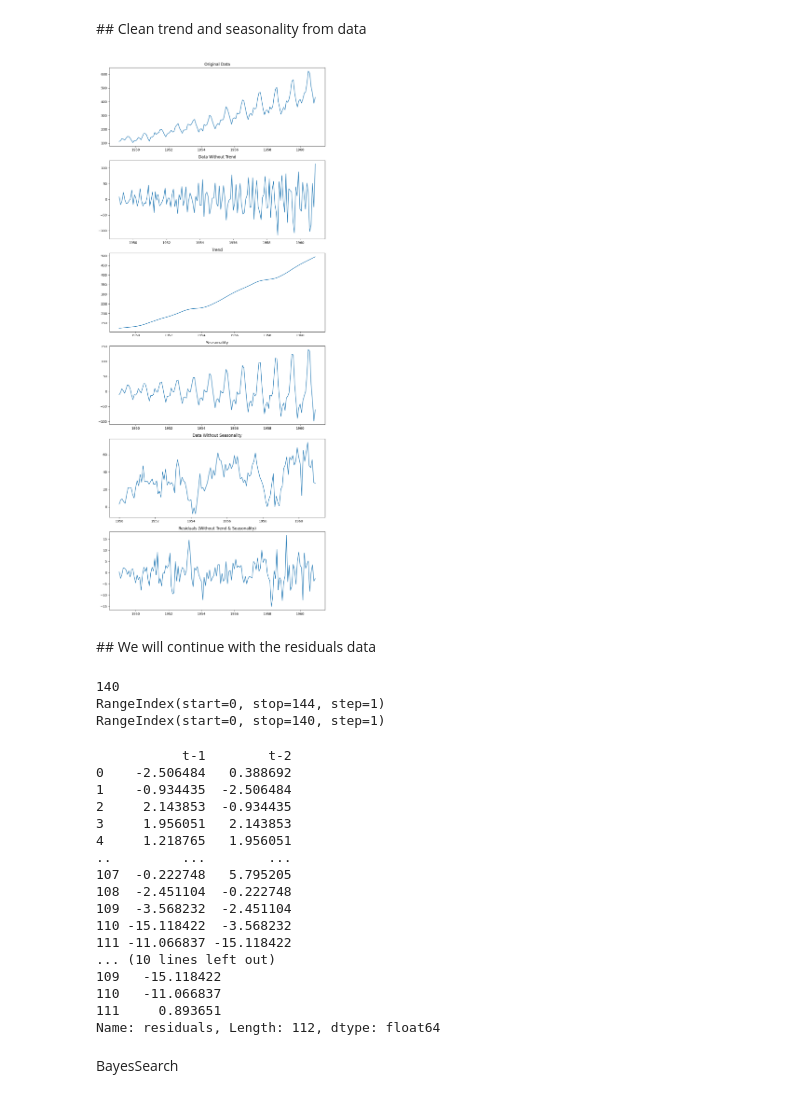
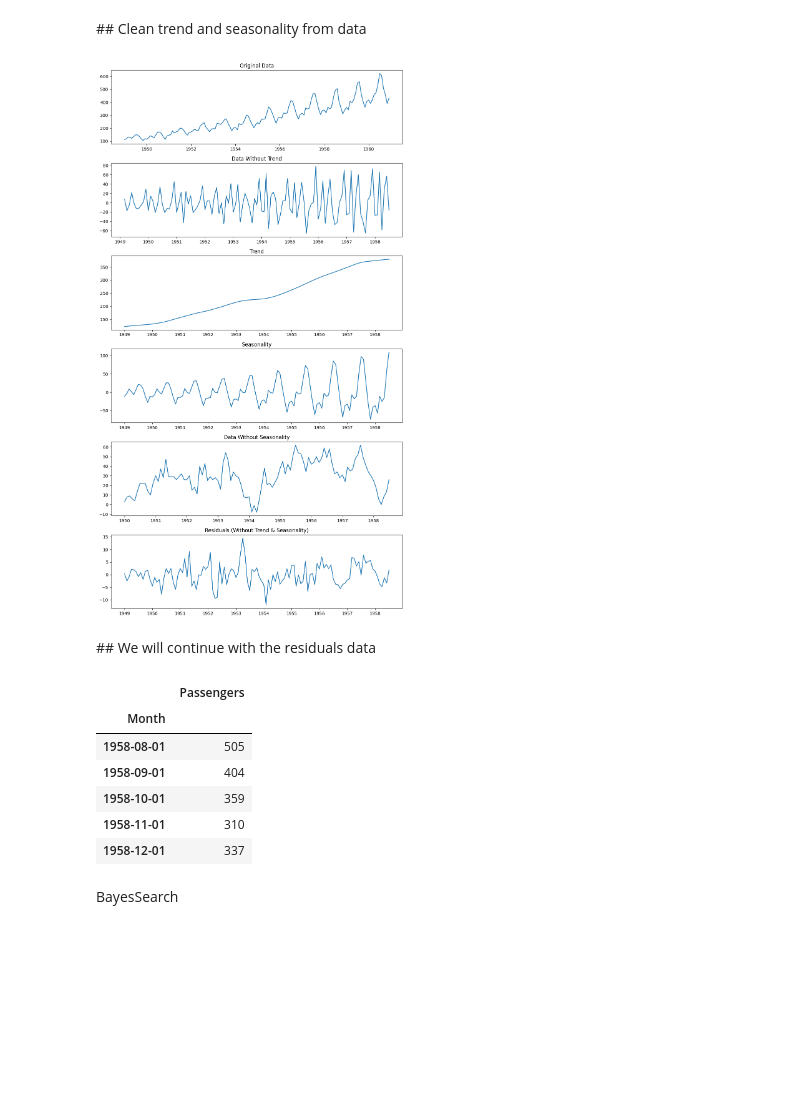
Before and after one commit to keremerciyes/Price-Prediction-With-Machine-Learning, a Jupyter notebook: SupportVectorRegressionLastKeremOktay.ipynb, the cells around one changed output. Drawn from its saved outputs; the diff is of its cells as text; code cells hidden in the pictures; blank space fills up the shorter version.

```diff
--- a/SupportVectorRegressionLastKeremOktay.ipynb
+++ b/SupportVectorRegressionLastKeremOktay.ipynb
@@ -17,3 +22,13 @@ plt.title('Air Passengers')
 plt.show()
 # %% [output]
 [figure]
+# %%
+train_size = int(len(data) * 0.80)
+test_size = int(len(data) * 0.20)
+
+
+train_data = data[:train_size]
+test_data = data[train_size:]
+
+train_data.plot()
+test_data.plot()
@@ -22,22 +41,20 @@ plt.show()
 # %%
 from statsmodels.tsa.seasonal import STL
 
-# Assuming your data has a datetime column, set it as the index
-data['Month'] = pd.to_datetime(data['Month'])
-data.set_index('Month', inplace=True)
 
 # Perform seasonal decomposition
-decomp = STL(data).fit()
+decomp = STL(train_data).fit()
 
 # Obtain the trend, seasonal, and residual components
 
 # d = 2
-data_without_trend = data['Passengers'].diff().diff()
+data_without_trend = train_data['Passengers'].diff().diff()
 trend = decomp.trend
+
 
 # seasonality = 12
 seasonal_period = 12
-data_without_seasonality = data['Passengers'].diff(periods=seasonal_period)
+data_without_seasonality = train_data['Passengers'].diff(periods=seasonal_period)
 seasonal = decomp.seasonal
 
 residuals = decomp.resid
@@ -49,59 +66,42 @@ residuals_df['t-2'] = residuals_df['residuals'].shift(2).values
 residuals_df = residuals_df.dropna()
 
 # Plot the original data, trend, and seasonality
-plt.figure(figsize=(10, 24))
+plt.figure(figsize=(10, 18))
 
 plt.subplot(6, 1, 1)
 plt.plot(data)
 plt.title('Original Data')
 
 plt.subplot(6, 1, 2)
 plt.plot(data_without_trend)
 plt.title('Data Without Trend')
 
 plt.subplot(6, 1, 3)
 plt.plot(trend)
 plt.title('Trend')
 
 plt.subplot(6, 1, 4)
 plt.plot(seasonal)
 plt.title('Seasonality')
 
 plt.subplot(6, 1, 5)
 plt.plot(data_without_seasonality)
 plt.title('Data Without Seasonality')
 
 plt.subplot(6, 1, 6)
 plt.plot(residuals)
 plt.title('Residuals (Without Trend & Seasonality)')
 
 plt.tight_layout()
 plt.show()
 # %% [output]
-[figure, old version]
+[figure, new version]
 # %% [markdown]
 ## We will continue with the residuals data
 # %%
 import numpy as np
-from statsmodels.regression.linear_model import OLS
 import statsmodels.api as sm
 import pandas as pd
 
-
-
-#residuals_df = residuals_df.round().astype(int)
-
-
-
-residuals_df = residuals_df.drop(residuals_df.tail(2).index)
-print(len(residuals_df))
-
 data = data.reset_index(drop=True)
 residuals_df = residuals_df.reset_index(drop=True)
-
-print(data.index)
-print(residuals_df.index)
-# %% [output]
-140
-RangeIndex(start=0, stop=144, step=1)
-RangeIndex(start=0, stop=140, step=1)
@@ -115,32 +108,19 @@ test_data = residuals_df[train_size:]
 # %%
 from sklearn import svm
 
-X_train = train_data[['t-1', 't-2']]
-y_train = train_data['residuals']
-
-print(X_train)
-print(y_train)
-
+X_train = residuals_df[['t-1', 't-2']]
+y_train = residuals_df['residuals']
 
 model = svm.SVR()
+test_data.head()
 # %% [output]
-           t-1        t-2
-0    -2.506484   0.388692
-1    -0.934435  -2.506484
-2     2.143853  -0.934435
-3     1.956051   2.143853
-4     1.218765   1.956051
-..         ...        ...
-107  -0.222748   5.795205
-108  -2.451104  -0.222748
-109  -3.568232  -2.451104
-110 -15.118422  -3.568232
-111 -11.066837 -15.118422
-... (10 lines left out)
-109   -15.118422
-110   -11.066837
-111     0.893651
-Name: residuals, Length: 112, dtype: float64
+|  | Passengers |
+| Month |  |
+| 1958-08-01 | 505 |
+| 1958-09-01 | 404 |
+| 1958-10-01 | 359 |
+| 1958-11-01 | 310 |
+| 1958-12-01 | 337 |
 # %% [markdown]
 BayesSearch
 # %%
```
Also changed, not shown: parts of 7 cells of this notebook, 3 other files.
